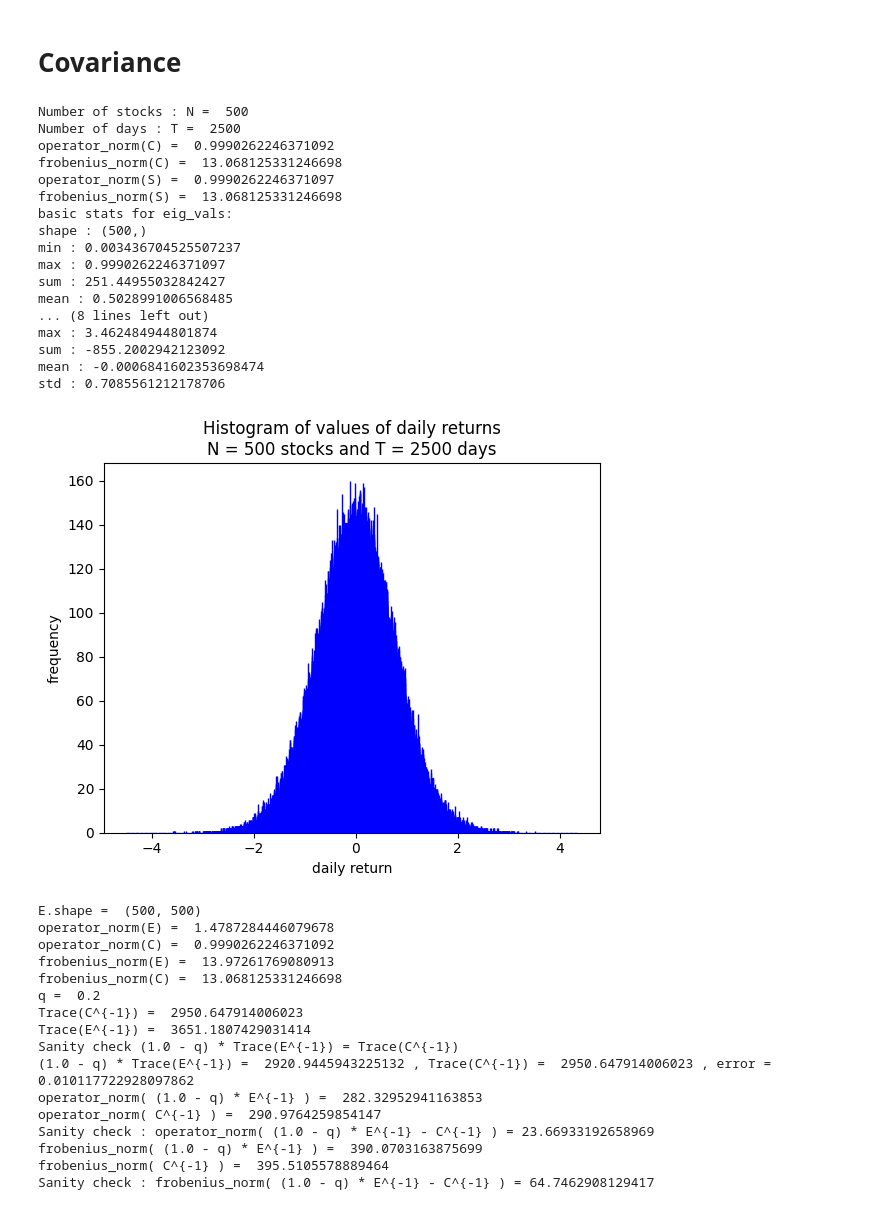
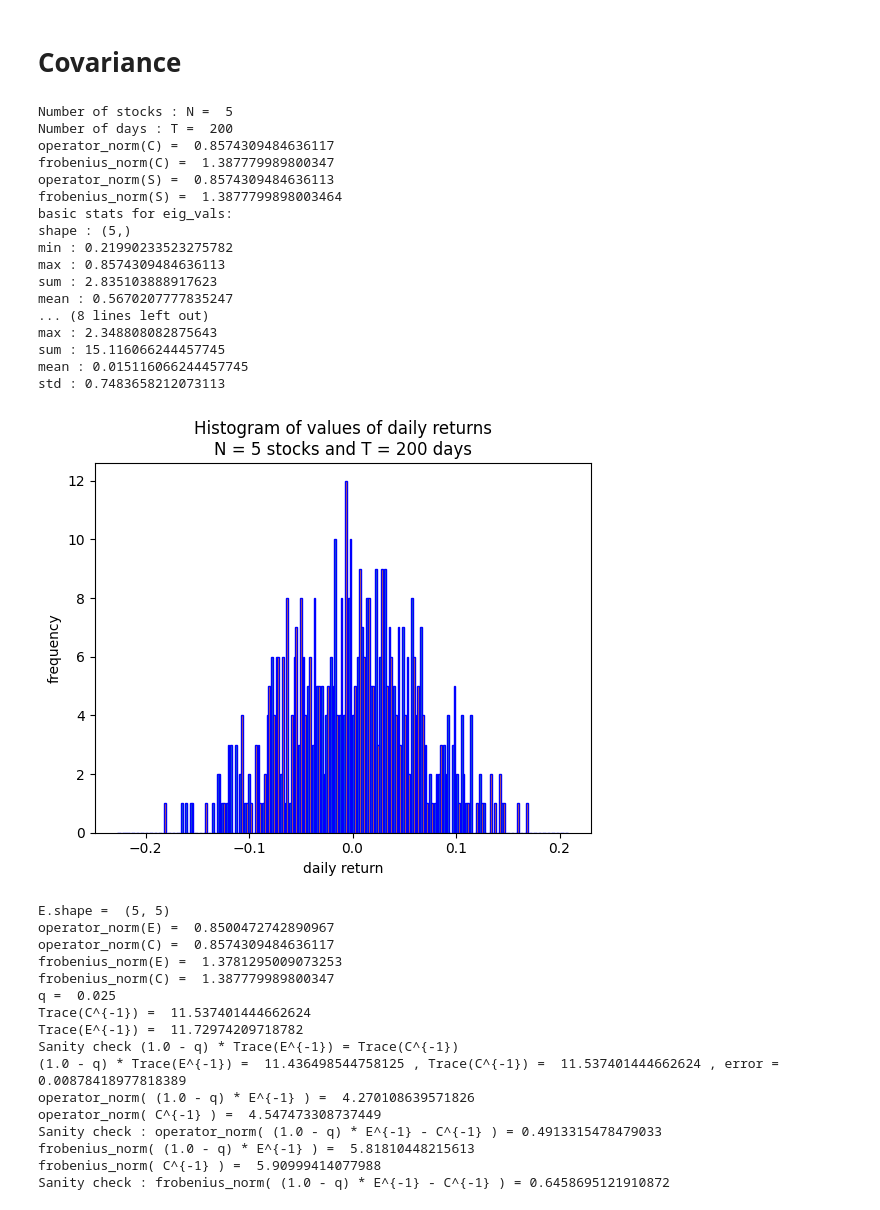
Before and after one commit to tdhadfield/M2R_RMT_FTS, a Jupyter notebook: estimate_correlation_matrix_simple.ipynb, the cells around one changed output. Drawn from its saved outputs; the diff is of its cells as text; code cells hidden in the pictures.

```diff
--- a/estimate_correlation_matrix_simple.ipynb
+++ b/estimate_correlation_matrix_simple.ipynb
@@ -16,12 +300,12 @@ import matplotlib.pyplot as plt
 # %%
-N = 50 # number of stocks
+N = 2 # number of stocks
 T = 250 # number of days
 
 print("Number of stocks : N = ", N)
 print("Number of days : T = ", T)
 
 C = generate_correlation_matrix(N)
-#print(C)
+print(C)
 
 print("operator_norm(C) = ", operator_norm(C))
 print("frobenius_norm(C) = ", frobenius_norm(C))
@@ -59,7 +343,7 @@ display_stats(normalised_returns)
 
 this_title = "Histogram of values of normalised daily returns\n"
 this_title += "N = " + str(N) + " stocks and T = " + str(T) + " days"
-plot_histogram(normalised_returns, x_label = "normalised daily return", y_label = "frequency", hist_title = this_title)
+#plot_histogram(normalised_returns, x_label = "normalised daily return", y_label = "frequency", hist_title = this_title)
 
 X = (1.0 / math.sqrt(T)) * normalised_returns
 
@@ -141,8 +405,8 @@ Sanity check : frobenius_norm( (1.0 - q) * E^{-1} - C^{-1} ) = 1236.019569659069
 # %% [markdown]
 # Covariance
 # %%
-N = 500 # number of stocks
-T = 2500 # number of days
+N = 5 # number of stocks
+T = 200 # number of days
 
 print("Number of stocks : N = ", N)
 print("Number of days : T = ", T)
@@ -199,65 +463,65 @@ print("frobenius_norm(C) = ", frobenius_norm(C))
 
 # aspect ratio
 q = N/T
 print("q = ", q)
 
 # sanity check the claim : (1.0 - q) * Trace(E^{-1}) = Trace(C^{-1})
 C_inv = np.linalg.inv(C)
 trace_C_inv = np.trace(C_inv)
 print("Trace(C^{-1}) = ", trace_C_inv)
 
 E_inv = np.linalg.inv(E)
 rescale_E_inv = (1.0 - q) * E_inv
 trace_E_inv = np.trace(E_inv)
 print("Trace(E^{-1}) = ", trace_E_inv)
 
 print("Sanity check (1.0 - q) * Trace(E^{-1}) = Trace(C^{-1})")
 lhs = (1.0 - q) * trace_E_inv
 rhs = trace_C_inv
 print("(1.0 - q) * Trace(E^{-1}) = ", lhs, ", Trace(C^{-1}) = ", rhs, ", error = ", abs(math.log(lhs/rhs)))
 
 print("operator_norm( (1.0 - q) * E^{-1} ) = ", operator_norm(rescale_E_inv))
 print("operator_norm( C^{-1} ) = ", operator_norm(C_inv))
 print("Sanity check : operator_norm( (1.0 - q) * E^{-1} - C^{-1} ) =", operator_norm(rescale_E_inv - C_inv))
 
 print("frobenius_norm( (1.0 - q) * E^{-1} ) = ", frobenius_norm(rescale_E_inv))
 print("frobenius_norm( C^{-1} ) = ", frobenius_norm(C_inv))
 print("Sanity check : frobenius_norm( (1.0 - q) * E^{-1} - C^{-1} ) =", frobenius_norm(rescale_E_inv - C_inv))
 # %% [output]
-Number of stocks : N =  500
-Number of days : T =  2500
-operator_norm(C) =  0.9990262246371092
-frobenius_norm(C) =  13.068125331246698
-operator_norm(S) =  0.9990262246371097
-frobenius_norm(S) =  13.068125331246698
+Number of stocks : N =  5
+Number of days : T =  200
+operator_norm(C) =  0.8574309484636117
+frobenius_norm(C) =  1.387779989800347
+operator_norm(S) =  0.8574309484636113
+frobenius_norm(S) =  1.3877799898003464
 basic stats for eig_vals:
-shape : (500,)
-min : 0.003436704525507237
-max : 0.9990262246371097
-sum : 251.44955032842427
-mean : 0.5028991006568485
+shape : (5,)
+min : 0.21990233523275782
+max : 0.8574309484636113
+sum : 2.835103888917623
+mean : 0.5670207777835247
 ... (8 lines left out)
-max : 3.462484944801874
-sum : -855.2002942123092
-mean : -0.0006841602353698474
-std : 0.7085561212178706
+max : 2.348808082875643
+sum : 15.116066244457745
+mean : 0.015116066244457745
+std : 0.7483658212073113
-[figure, old version]
+[figure, new version]
-E.shape =  (500, 500)
-operator_norm(E) =  1.4787284446079678
-operator_norm(C) =  0.9990262246371092
-frobenius_norm(E) =  13.97261769080913
-frobenius_norm(C) =  13.068125331246698
-q =  0.2
-Trace(C^{-1}) =  2950.647914006023
-Trace(E^{-1}) =  3651.1807429031414
+E.shape =  (5, 5)
+operator_norm(E) =  0.8500472742890967
+operator_norm(C) =  0.8574309484636117
+frobenius_norm(E) =  1.3781295009073253
+frobenius_norm(C) =  1.387779989800347
+q =  0.025
+Trace(C^{-1}) =  11.537401444662624
+Trace(E^{-1}) =  11.72974209718782
 Sanity check (1.0 - q) * Trace(E^{-1}) = Trace(C^{-1})
-(1.0 - q) * Trace(E^{-1}) =  2920.9445943225132 , Trace(C^{-1}) =  2950.647914006023 , error =  0.010117722928097862
-operator_norm( (1.0 - q) * E^{-1} ) =  282.32952941163853
-operator_norm( C^{-1} ) =  290.9764259854147
-Sanity check : operator_norm( (1.0 - q) * E^{-1} - C^{-1} ) = 23.66933192658969
-frobenius_norm( (1.0 - q) * E^{-1} ) =  390.0703163875699
-frobenius_norm( C^{-1} ) =  395.5105578889464
-Sanity check : frobenius_norm( (1.0 - q) * E^{-1} - C^{-1} ) = 64.7462908129417
+(1.0 - q) * Trace(E^{-1}) =  11.436498544758125 , Trace(C^{-1}) =  11.537401444662624 , error =  0.00878418977818389
+operator_norm( (1.0 - q) * E^{-1} ) =  4.270108639571826
+operator_norm( C^{-1} ) =  4.547473308737449
+Sanity check : operator_norm( (1.0 - q) * E^{-1} - C^{-1} ) = 0.4913315478479033
+frobenius_norm( (1.0 - q) * E^{-1} ) =  5.81810448215613
+frobenius_norm( C^{-1} ) =  5.90999414077988
+Sanity check : frobenius_norm( (1.0 - q) * E^{-1} - C^{-1} ) = 0.6458695121910872
 # %%
 # apply sqrt to an array by vectorisation
 def this_sqrt(x):
```
Also changed, not shown: parts of 7 cells of this notebook.
